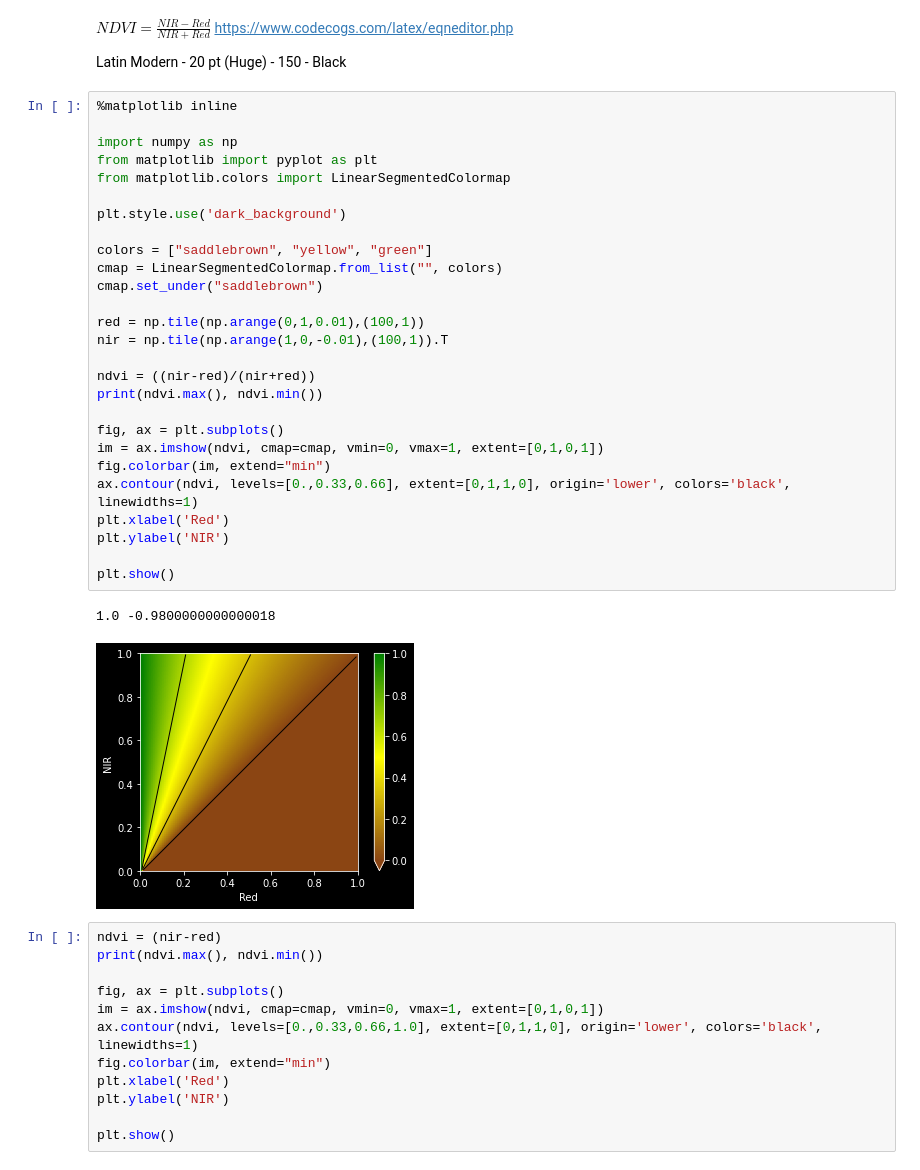
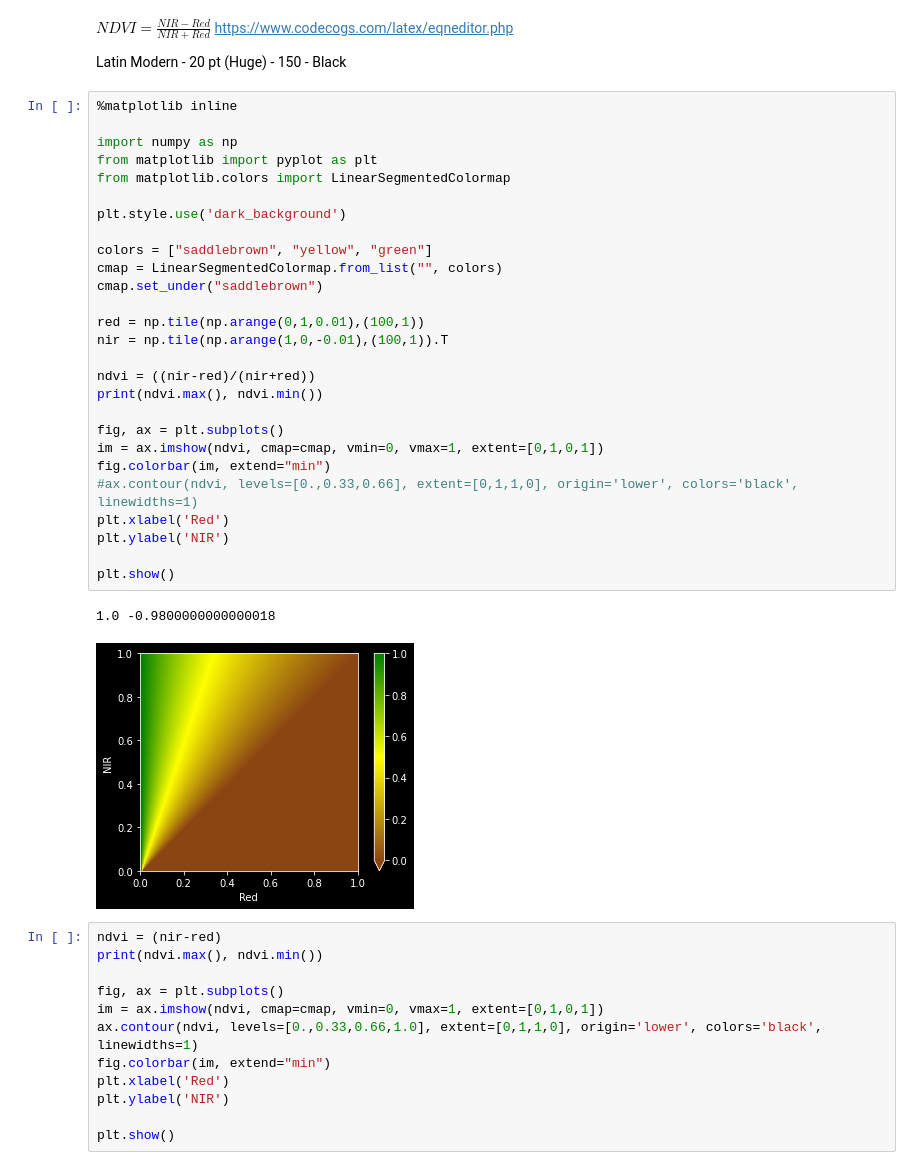
Before and after one commit to prl900/rs_slides, a Jupyter notebook: ndvi.ipynb, the cells around one changed output. Cells and saved outputs as stored; diff of their text form.

```diff
--- a/ndvi.ipynb
+++ b/ndvi.ipynb
@@ -6,33 +6,33 @@ Latin Modern - 20 pt (Huge) - 150 - Black
 # %%
 %matplotlib inline
 
 import numpy as np
 from matplotlib import pyplot as plt
 from matplotlib.colors import LinearSegmentedColormap
 
 plt.style.use('dark_background')
 
 colors = ["saddlebrown", "yellow", "green"]
 cmap = LinearSegmentedColormap.from_list("", colors)
 cmap.set_under("saddlebrown")
 
 red = np.tile(np.arange(0,1,0.01),(100,1))
 nir = np.tile(np.arange(1,0,-0.01),(100,1)).T
 
 ndvi = ((nir-red)/(nir+red))
 print(ndvi.max(), ndvi.min())
 
 fig, ax = plt.subplots()
 im = ax.imshow(ndvi, cmap=cmap, vmin=0, vmax=1, extent=[0,1,0,1])
 fig.colorbar(im, extend="min")
-ax.contour(ndvi, levels=[0.,0.33,0.66], extent=[0,1,1,0], origin='lower', colors='black', linewidths=1)
+#ax.contour(ndvi, levels=[0.,0.33,0.66], extent=[0,1,1,0], origin='lower', colors='black', linewidths=1)
 plt.xlabel('Red')
 plt.ylabel('NIR')
 
 plt.show()
 # %% [output]
 1.0 -0.9800000000000018
-[figure, old version]
+[figure, new version]
 # %%
 ndvi = (nir-red)
 print(ndvi.max(), ndvi.min())
```
Also changed, not shown: parts of 9 cells of this notebook.
